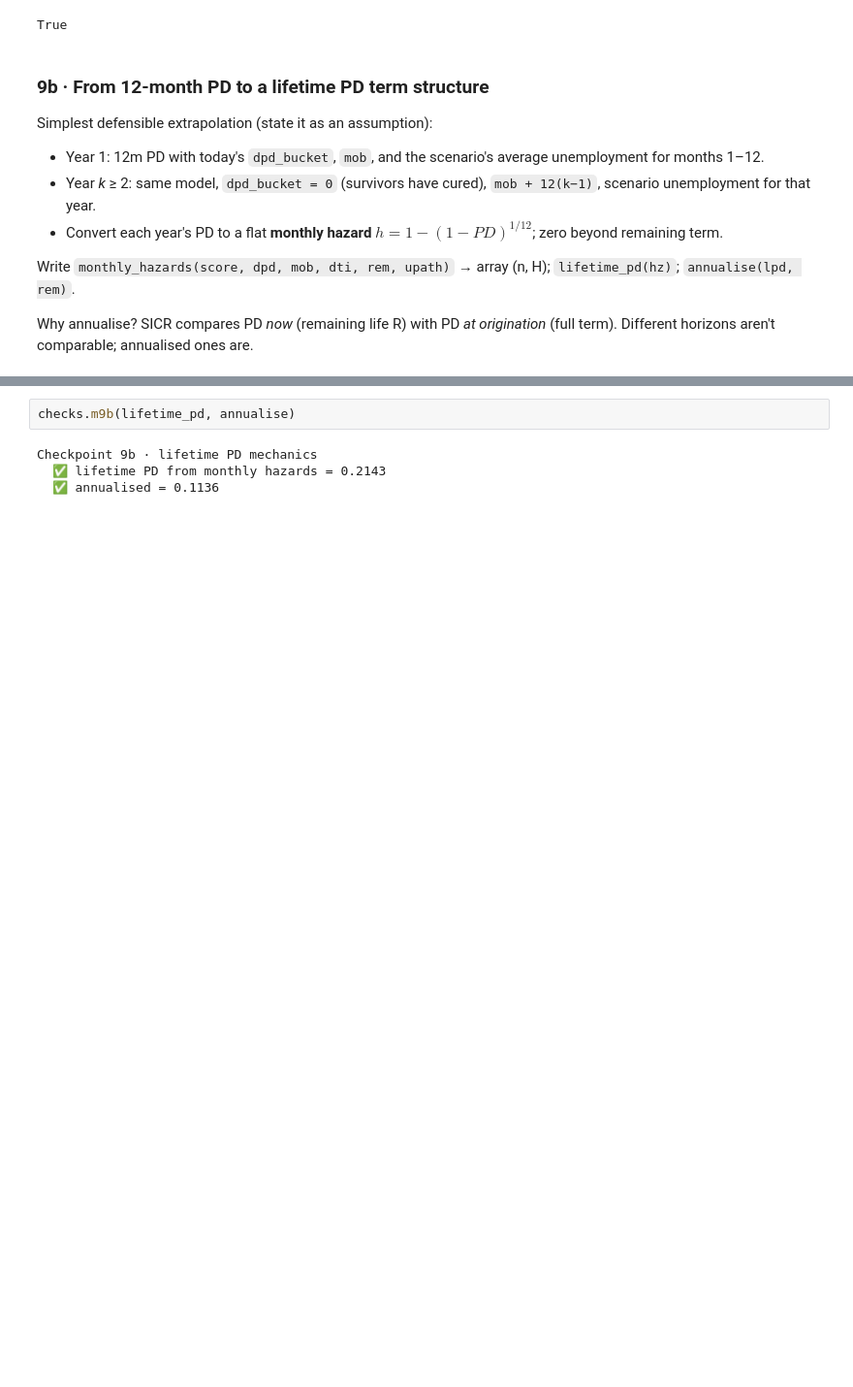
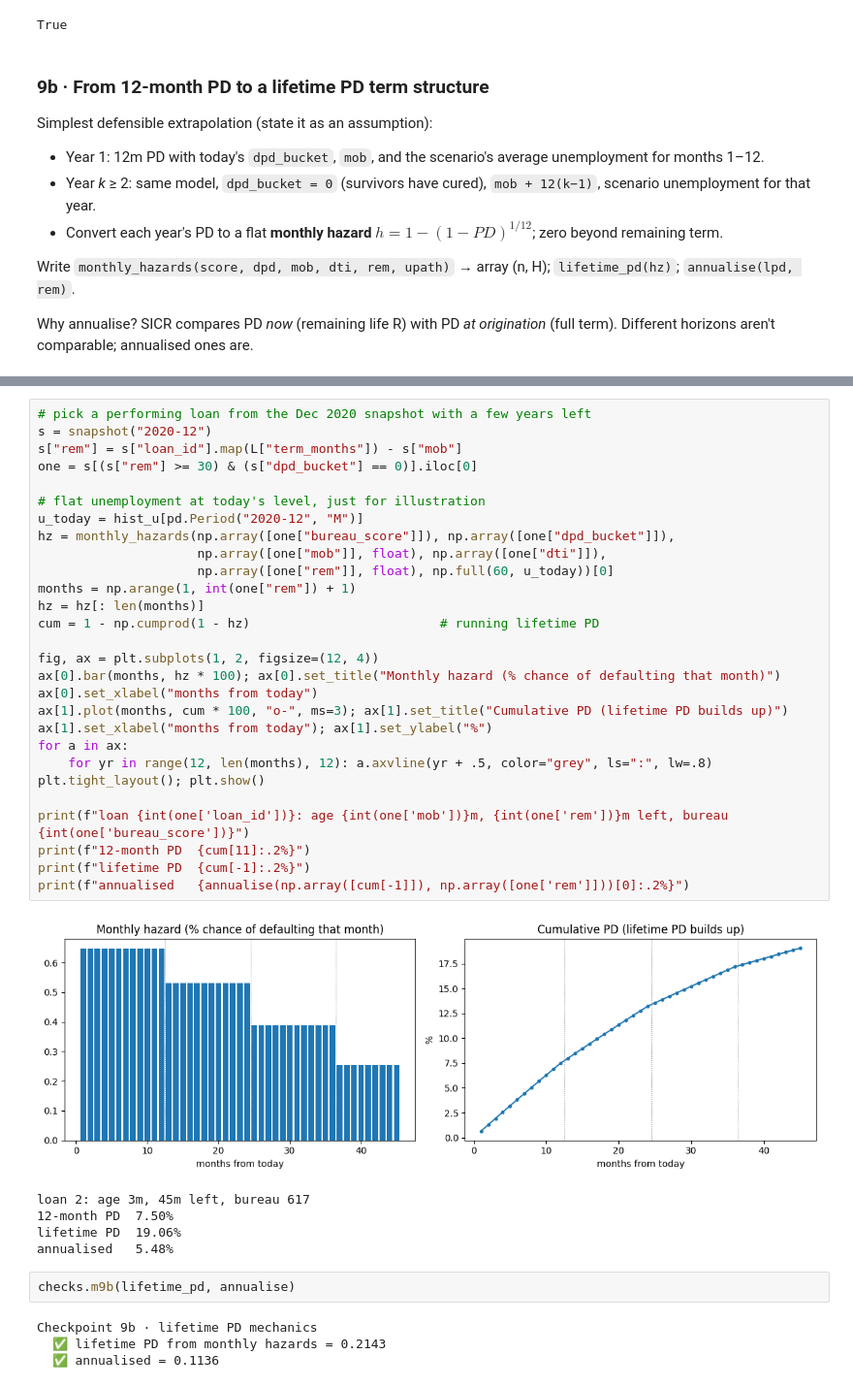
Before and after one commit to S-Azeem/gini_lab, a Jupyter notebook: gini_lab.ipynb, the cells around one changed output, grey strips where cells are left out. Shown at 97% size. Cells and saved outputs as stored; diff of their text form; blank space fills up the shorter version.

```diff
--- a/gini_lab.ipynb
+++ b/gini_lab.ipynb
@@ -1193,3 +1292,37 @@ annualise   = lambda lpd, rem: 1 - (1 - lpd) ** (12 / np.maximum(rem, 1))
+# %%
+# pick a performing loan from the Dec 2020 snapshot with a few years left
+s = snapshot("2020-12")
+s["rem"] = s["loan_id"].map(L["term_months"]) - s["mob"]
+one = s[(s["rem"] >= 30) & (s["dpd_bucket"] == 0)].iloc[0]
+
+# flat unemployment at today's level, just for illustration
+u_today = hist_u[pd.Period("2020-12", "M")]
+hz = monthly_hazards(np.array([one["bureau_score"]]), np.array([one["dpd_bucket"]]),
+                     np.array([one["mob"]], float), np.array([one["dti"]]),
+                     np.array([one["rem"]], float), np.full(60, u_today))[0]
+months = np.arange(1, int(one["rem"]) + 1)
+hz = hz[: len(months)]
+cum = 1 - np.cumprod(1 - hz)                         # running lifetime PD
+
+fig, ax = plt.subplots(1, 2, figsize=(12, 4))
+ax[0].bar(months, hz * 100); ax[0].set_title("Monthly hazard (% chance of defaulting that month)")
+ax[0].set_xlabel("months from today")
+ax[1].plot(months, cum * 100, "o-", ms=3); ax[1].set_title("Cumulative PD (lifetime PD builds up)")
+ax[1].set_xlabel("months from today"); ax[1].set_ylabel("%")
+for a in ax:
+    for yr in range(12, len(months), 12): a.axvline(yr + .5, color="grey", ls=":", lw=.8)
+plt.tight_layout(); plt.show()
+
+print(f"loan {int(one['loan_id'])}: age {int(one['mob'])}m, {int(one['rem'])}m left, bureau {int(one['bureau_score'])}")
+print(f"12-month PD  {cum[11]:.2%}")
+print(f"lifetime PD  {cum[-1]:.2%}")
+print(f"annualised   {annualise(np.array([cum[-1]]), np.array([one['rem']]))[0]:.2%}")
+# %% [output]
+[figure, added]
+loan 2: age 3m, 45m left, bureau 617
+12-month PD  7.50%
+lifetime PD  19.06%
+annualised   5.48%
 # %%
 checks.m9b(lifetime_pd, annualise)
 # %% [output]
```
Also changed, not shown: parts of 3 cells of this notebook.
